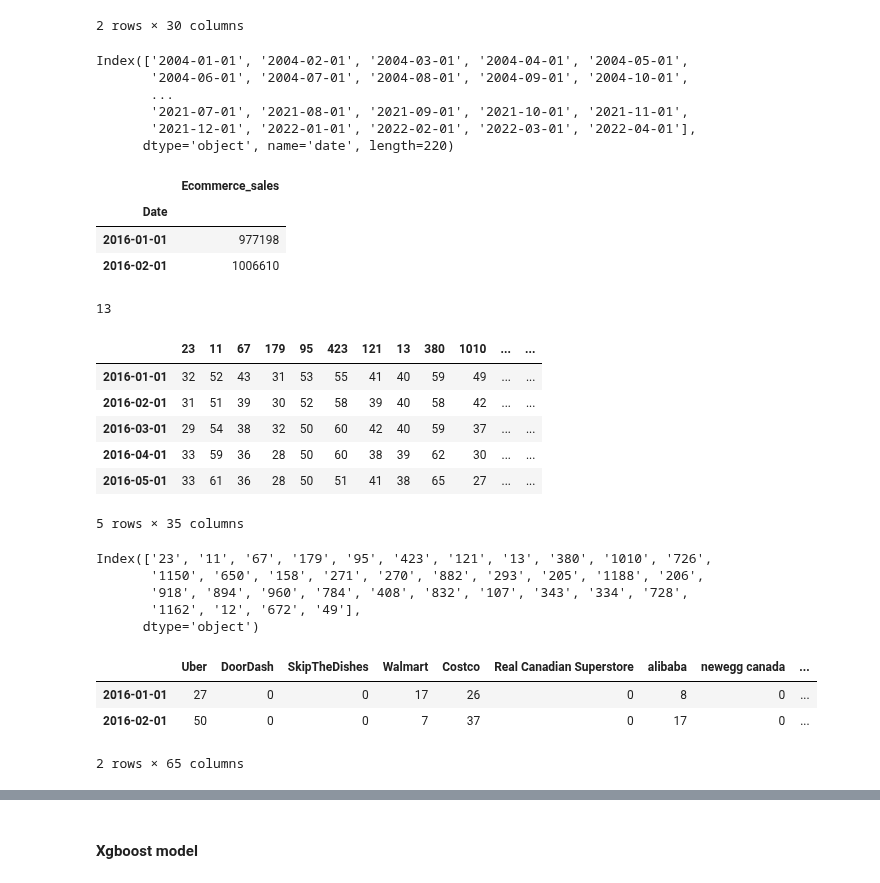
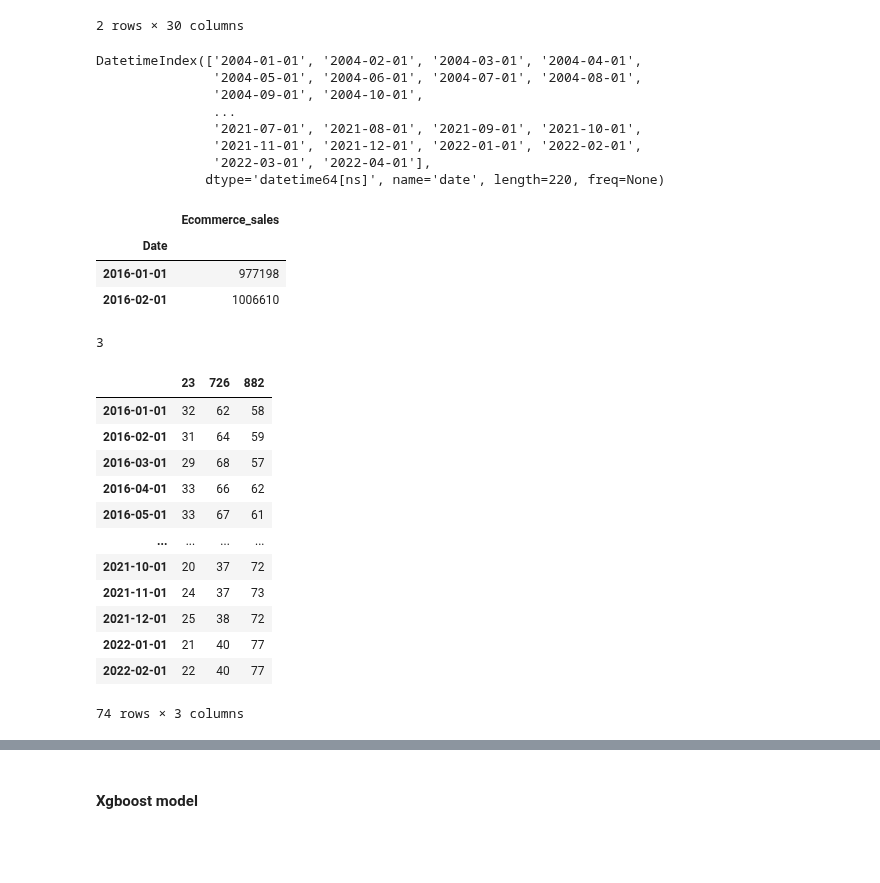
Before and after one commit to ubco-mds-2021-labs/capstone-project-googletrends_capstone, a Jupyter notebook: src/notebooks/correlated_ecommerce.ipynb, the cells around one changed output, grey strips where cells are left out. Drawn from its saved outputs; the diff is of its cells as text; code cells hidden in the pictures; blank space fills up the shorter version.

Commit message:
correlated keywords exploration

```diff
--- a/src/notebooks/correlated_ecommerce.ipynb
+++ b/src/notebooks/correlated_ecommerce.ipynb
@@ -233,15 +234,17 @@ def lag_plots(data):
 # %%
 gdp_category_data = pd.read_csv("gdp_category_ts.csv", index_col = 0)
 gdp_category_data.rename(index={'date': 'Date'}, inplace=True)
-# gdp_category_data.index = pd.to_datetime(gdp_category_data.index)
+gdp_category_data.index = pd.to_datetime(gdp_category_data.index)
 gdp_category_data.index
 # %% [output]
-Index(['2004-01-01', '2004-02-01', '2004-03-01', '2004-04-01', '2004-05-01',
-       '2004-06-01', '2004-07-01', '2004-08-01', '2004-09-01', '2004-10-01',
-       ...
-       '2021-07-01', '2021-08-01', '2021-09-01', '2021-10-01', '2021-11-01',
-       '2021-12-01', '2022-01-01', '2022-02-01', '2022-03-01', '2022-04-01'],
-      dtype='object', name='date', length=220)
+DatetimeIndex(['2004-01-01', '2004-02-01', '2004-03-01', '2004-04-01',
+               '2004-05-01', '2004-06-01', '2004-07-01', '2004-08-01',
+               '2004-09-01', '2004-10-01',
+               ...
+               '2021-07-01', '2021-08-01', '2021-09-01', '2021-10-01',
+               '2021-11-01', '2021-12-01', '2022-01-01', '2022-02-01',
+               '2022-03-01', '2022-04-01'],
+              dtype='datetime64[ns]', name='date', length=220, freq=None)
 # %%
 retailEcommercesales = retailEcommercesales.set_index(['Date'])
 retailEcommercesales.index = pd.to_datetime(retailEcommercesales.index)
@@ -258,41 +261,36 @@ data = pd.merge(retailEcommercesales, gdp_category_data, left_index=True, right_
 
 for i in range(0, data.iloc[:,2:].shape[1]):
     corr, _ = pearsonr(data['Ecommerce_sales'], data.iloc[:, i+2])
-    if abs(corr) > 0.8:
+    if abs(corr) > 0.9:
         cols.append(data.columns[i+2])
 # %%
 len(cols)
 # %% [output]
-13
+3
 # %%
 gdp_ecommerce_correlated_data = data[cols]
 # %%
-gdp_ecommerce_correlated_data.head()
+gdp_ecommerce_correlated_data
 # %% [output]
-|  | 23 | 11 | 67 | 179 | 95 | 423 | 121 | 13 | 380 | 1010 | ... | ... |
-| 2016-01-01 | 32 | 52 | 43 | 31 | 53 | 55 | 41 | 40 | 59 | 49 | ... | ... |
-| 2016-02-01 | 31 | 51 | 39 | 30 | 52 | 58 | 39 | 40 | 58 | 42 | ... | ... |
-| 2016-03-01 | 29 | 54 | 38 | 32 | 50 | 60 | 42 | 40 | 59 | 37 | ... | ... |
-| 2016-04-01 | 33 | 59 | 36 | 28 | 50 | 60 | 38 | 39 | 62 | 30 | ... | ... |
-| 2016-05-01 | 33 | 61 | 36 | 28 | 50 | 51 | 41 | 38 | 65 | 27 | ... | ... |
+|  | 23 | 726 | 882 |
+| 2016-01-01 | 32 | 62 | 58 |
+| 2016-02-01 | 31 | 64 | 59 |
+| 2016-03-01 | 29 | 68 | 57 |
+| 2016-04-01 | 33 | 66 | 62 |
+| 2016-05-01 | 33 | 67 | 61 |
+| ... | ... | ... | ... |
+| 2021-10-01 | 20 | 37 | 72 |
+| 2021-11-01 | 24 | 37 | 73 |
+| 2021-12-01 | 25 | 38 | 72 |
+| 2022-01-01 | 21 | 40 | 77 |
+| 2022-02-01 | 22 | 40 | 77 |
-5 rows × 35 columns
+74 rows × 3 columns
 # %%
 gdp_ecommerce_correlated_data.columns
-# %% [output]
-Index(['23', '11', '67', '179', '95', '423', '121', '13', '380', '1010', '726',
-       '1150', '650', '158', '271', '270', '882', '293', '205', '1188', '206',
-       '918', '894', '960', '784', '408', '832', '107', '343', '334', '728',
-       '1162', '12', '672', '49'],
-      dtype='object')
 # %%
 keyword_category_merged = pd.merge(ecommerce_keyword_ts,gdp_ecommerce_correlated_data,left_index=True, right_index=True)
 # %%
 keyword_category_merged.head(2)
-# %% [output]
-|  | Uber | DoorDash | SkipTheDishes | Walmart | Costco | Real Canadian Superstore | alibaba | newegg canada | ... |
-| 2016-01-01 | 27 | 0 | 0 | 17 | 26 | 0 | 8 | 0 | ... |
-| 2016-02-01 | 50 | 0 | 0 | 7 | 37 | 0 | 17 | 0 | ... |
-2 rows × 65 columns
 # %%
 #keyword_category_merged.drop('95', axis=1, inplace=True)
 normalized_merged_keyword = normalize(keyword_category_merged)
```
Also changed, not shown: parts of 17 cells of this notebook.
